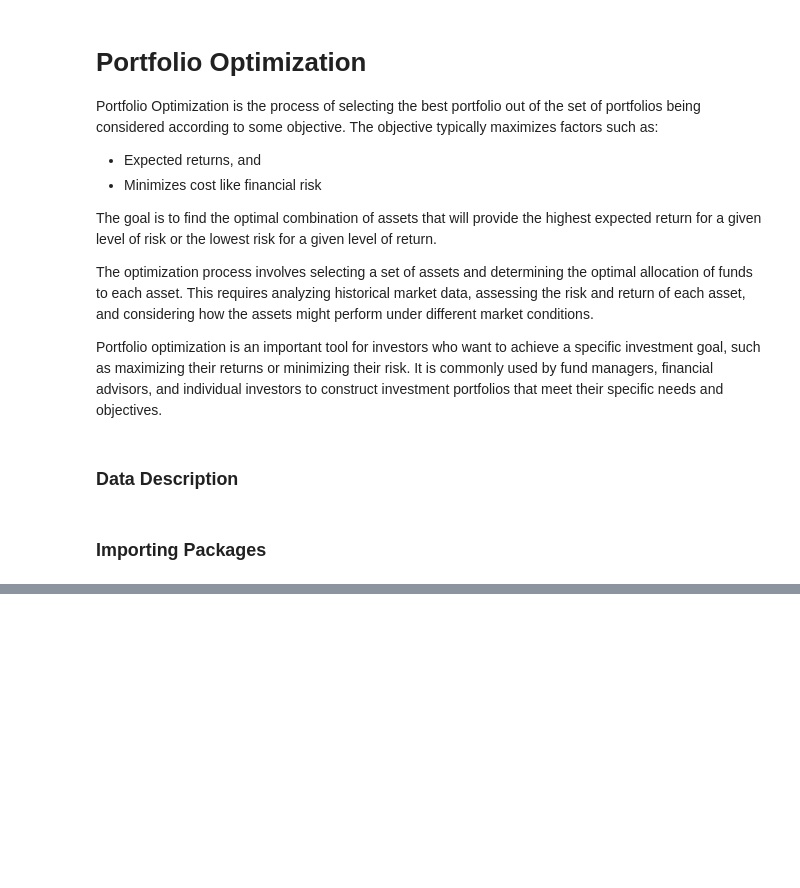
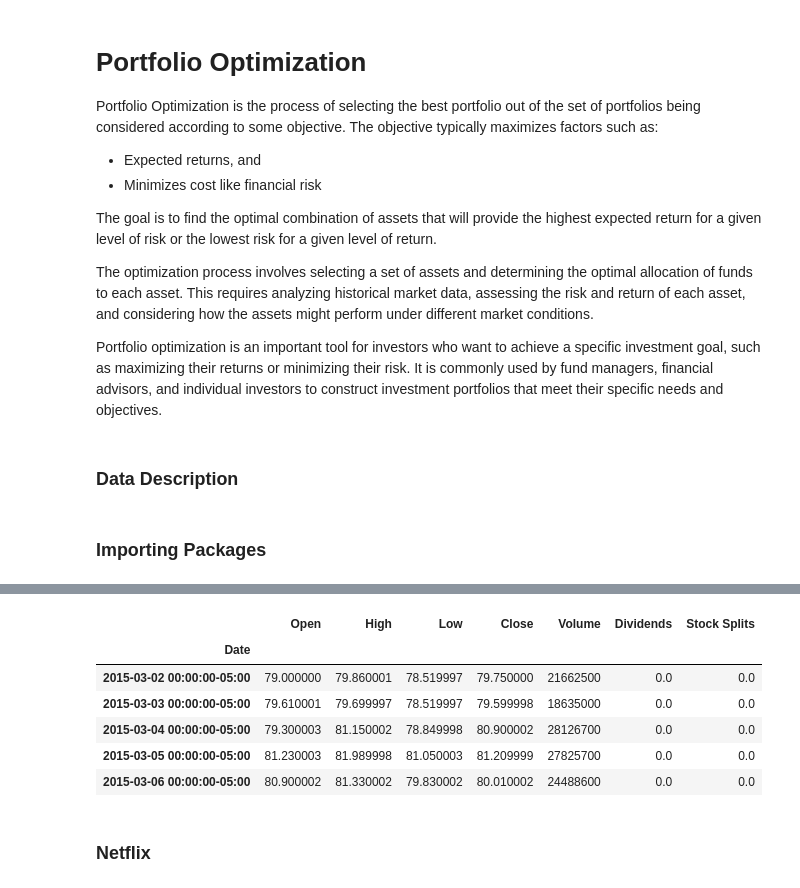
Before and after one commit to MrSathekge/Portfolio_Optimization, a Jupyter notebook: notebook.ipynb, the cells around one changed output, grey strips where cells are left out. Cells and saved outputs as stored; diff of their text form; code cells hidden in the pictures; blank space fills up the shorter version.

```diff
--- a/notebook.ipynb
+++ b/notebook.ipynb
@@ -16,0 +61,12 @@ Portfolio optimization is an important tool for investors who want to achieve a
+# %%
+data2.head()
+# %% [output]
+|  | Open | High | Low | Close | Volume | Dividends | Stock Splits |
+| Date |  |  |  |  |  |  |  |
+| 2015-03-02 00:00:00-05:00 | 79.000000 | 79.860001 | 78.519997 | 79.750000 | 21662500 | 0.0 | 0.0 |
+| 2015-03-03 00:00:00-05:00 | 79.610001 | 79.699997 | 78.519997 | 79.599998 | 18635000 | 0.0 | 0.0 |
+| 2015-03-04 00:00:00-05:00 | 79.300003 | 81.150002 | 78.849998 | 80.900002 | 28126700 | 0.0 | 0.0 |
+| 2015-03-05 00:00:00-05:00 | 81.230003 | 81.989998 | 81.050003 | 81.209999 | 27825700 | 0.0 | 0.0 |
+| 2015-03-06 00:00:00-05:00 | 80.900002 | 81.330002 | 79.830002 | 80.010002 | 24488600 | 0.0 | 0.0 |
+# %% [markdown]
+### Netflix
```
Also changed, not shown: parts of 53 cells of this notebook.
